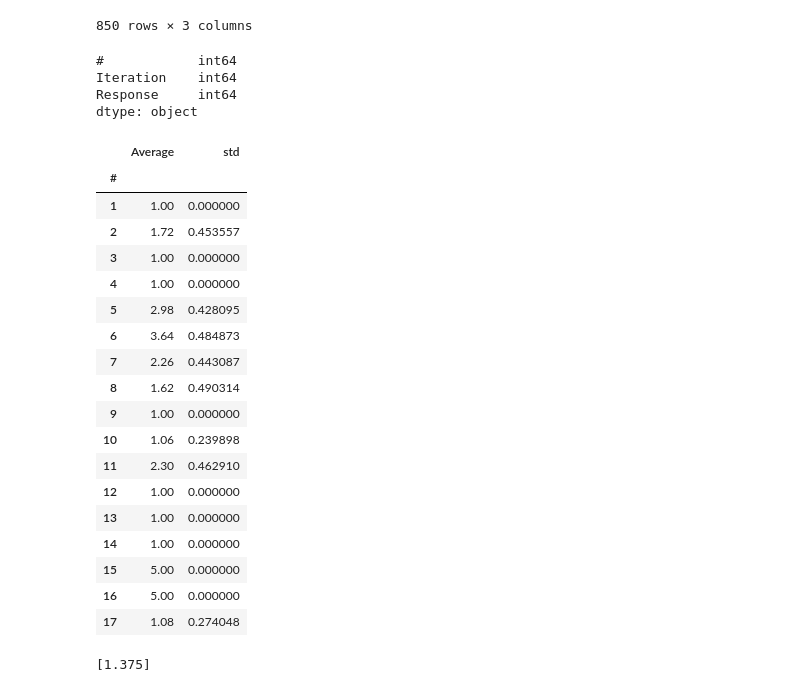
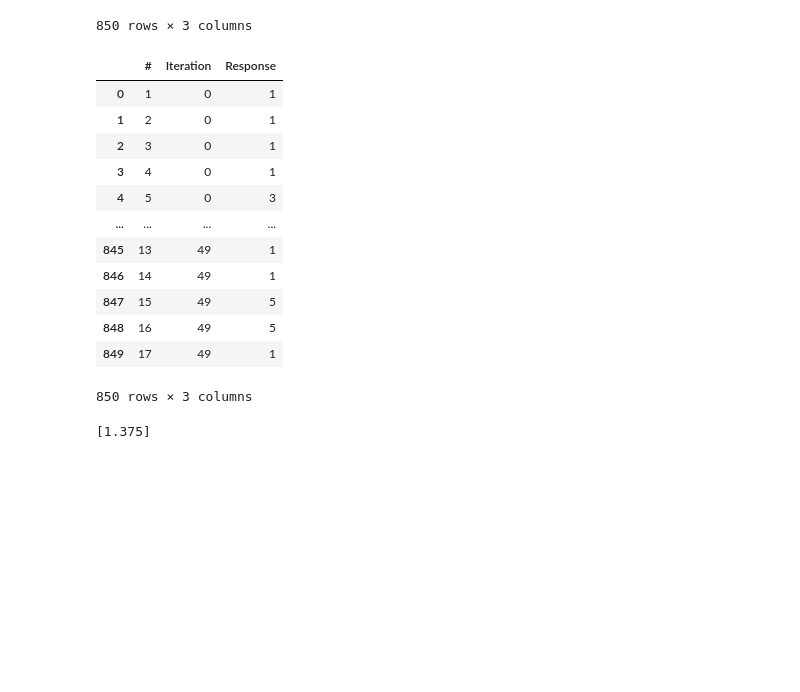
Before and after one commit to N101/Consumer-Ethics-in-AI-Shopping-Assistants, a Jupyter notebook: src/notebooks/SA_graphs.ipynb, the cells around one changed output. Cells and saved outputs as stored; diff of their text form; code cells hidden in the pictures; blank space fills up the shorter version.

```diff
--- a/src/notebooks/SA_graphs.ipynb
+++ b/src/notebooks/SA_graphs.ipynb
@@ -112,35 +96,22 @@ sa_shopbetter_raw
 | 848 | 17 | 48 | 1 |
 | 849 | 17 | 49 | 1 |
 850 rows × 3 columns
-# %%
-sa_shopbetter_raw.dtypes
-# %% [output]
-#            int64
-Iteration    int64
-Response     int64
-dtype: object
-# %%
-sa_shopbetter_avg
-# %% [output]
-|  | Average | std |
-| # |  |  |
-| 1 | 1.00 | 0.000000 |
-| 2 | 1.72 | 0.453557 |
-| 3 | 1.00 | 0.000000 |
-| 4 | 1.00 | 0.000000 |
-| 5 | 2.98 | 0.428095 |
-| 6 | 3.64 | 0.484873 |
-| 7 | 2.26 | 0.443087 |
-| 8 | 1.62 | 0.490314 |
-| 9 | 1.00 | 0.000000 |
-| 10 | 1.06 | 0.239898 |
-| 11 | 2.30 | 0.462910 |
-| 12 | 1.00 | 0.000000 |
-| 13 | 1.00 | 0.000000 |
-| 14 | 1.00 | 0.000000 |
-| 15 | 5.00 | 0.000000 |
-| 16 | 5.00 | 0.000000 |
-| 17 | 1.08 | 0.274048 |
+# %%
+sa_ionic_raw
+# %% [output]
+|  | # | Iteration | Response |
+| 0 | 1 | 0 | 1 |
+| 1 | 2 | 0 | 1 |
+| 2 | 3 | 0 | 1 |
+| 3 | 4 | 0 | 1 |
+| 4 | 5 | 0 | 3 |
+| ... | ... | ... | ... |
+| 845 | 13 | 49 | 1 |
+| 846 | 14 | 49 | 1 |
+| 847 | 15 | 49 | 5 |
+| 848 | 16 | 49 | 5 |
+| 849 | 17 | 49 | 1 |
+850 rows × 3 columns
 # %%
 df = [gpt4_avg.iloc[slice(0,4), 0].mean()]
 df
```
Also changed, not shown: parts of 7 cells of this notebook.
